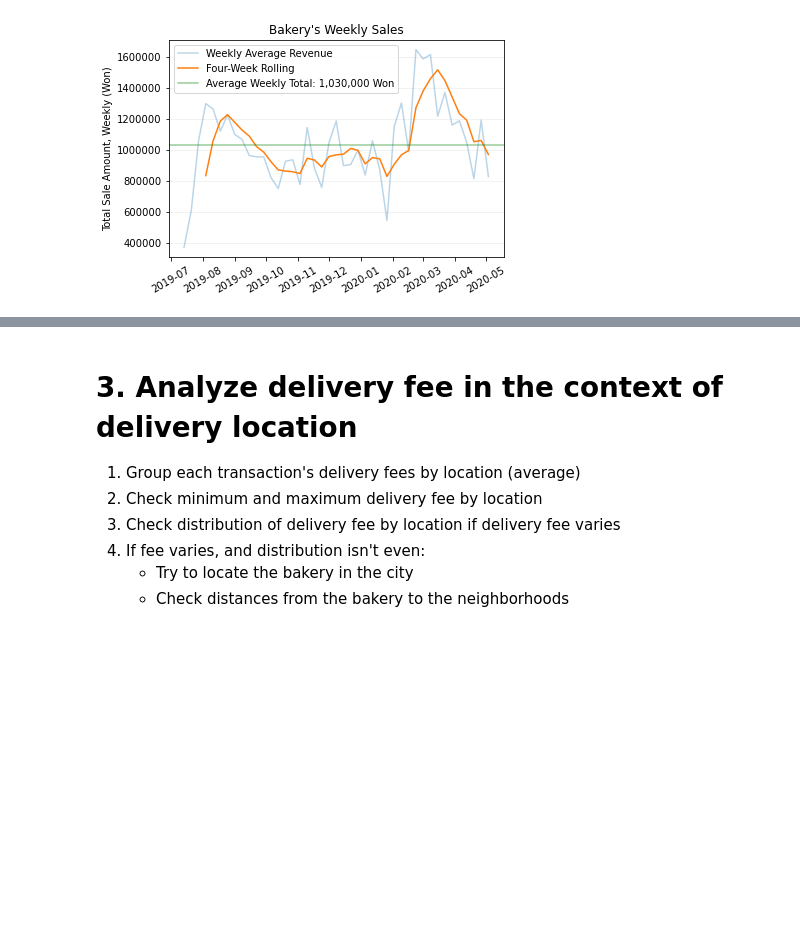
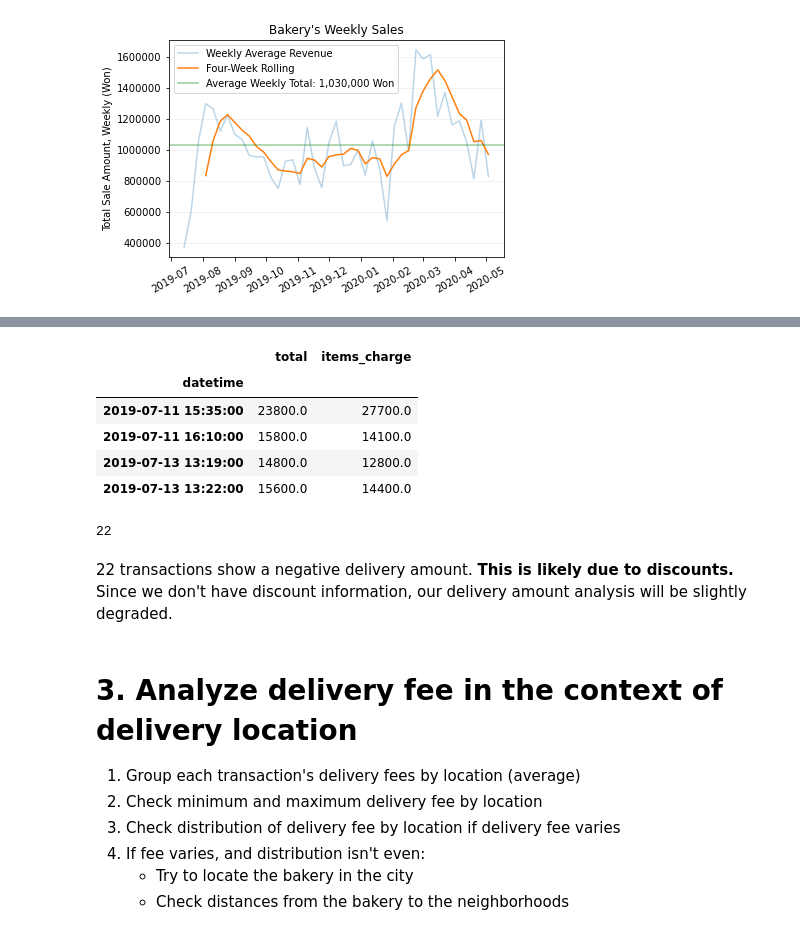
Before and after one commit to JacobPaxton/bakery-sales, a Jupyter notebook: explore.ipynb, the cells around one changed output, grey strips where cells are left out. Drawn from its saved outputs; the diff is of its cells as text; code cells hidden in the pictures; blank space fills up the shorter version.

Commit message:
add delivery fee calculations

```diff
--- a/explore.ipynb
+++ b/explore.ipynb
@@ -189,9 +236,26 @@ plt.show()
 # %%
 # 2.
 # new column 'items_charge' in original dataframe which sums new dataframe's charges row-wise
+sales['items_charge'] = using_item_charges.drop(columns=['day of week','total','place']).sum(axis=1)
+# check work
+sales[['total','items_charge']].head(4)
+# %% [output]
+|  | total | items_charge |
+| datetime |  |  |
+| 2019-07-11 15:35:00 | 23800.0 | 27700.0 |
+| 2019-07-11 16:10:00 | 15800.0 | 14100.0 |
+| 2019-07-13 13:19:00 | 14800.0 | 12800.0 |
+| 2019-07-13 13:22:00 | 15600.0 | 14400.0 |
 # %%
 # 3.
 # new column 'delivery_charge' which subtracts 'items_charge' from 'total'
+sales['delivery_charge'] = sales['total'] - sales['items_charge']
+# check work
+(sales[['total','items_charge','delivery_charge']].delivery_charge < 0).sum()
+# %% [output]
+22
+# %% [markdown]
+22 transactions show a negative delivery amount. **This is likely due to discounts.** Since we don't have discount information, our delivery amount analysis will be slightly degraded.
 # %% [markdown]
 # 3. Analyze delivery fee in the context of delivery location
 1. Group each transaction's delivery fees by location (average)
```
Also changed, not shown: parts of 10 cells of this notebook.
